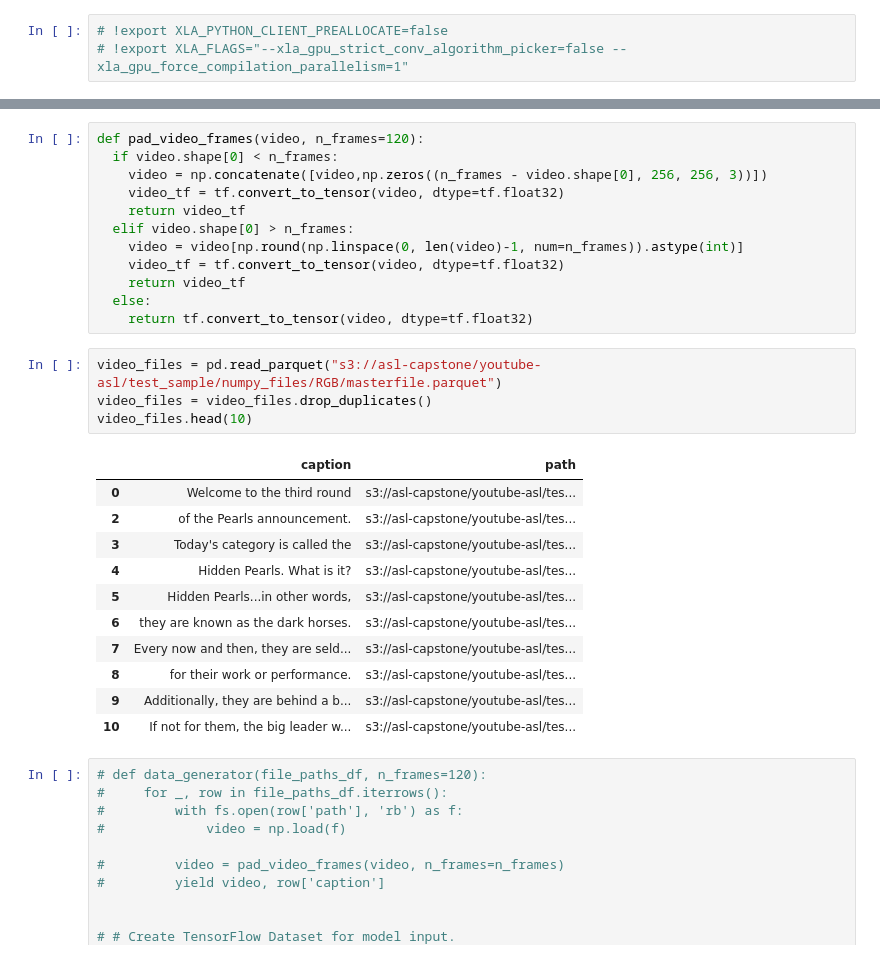
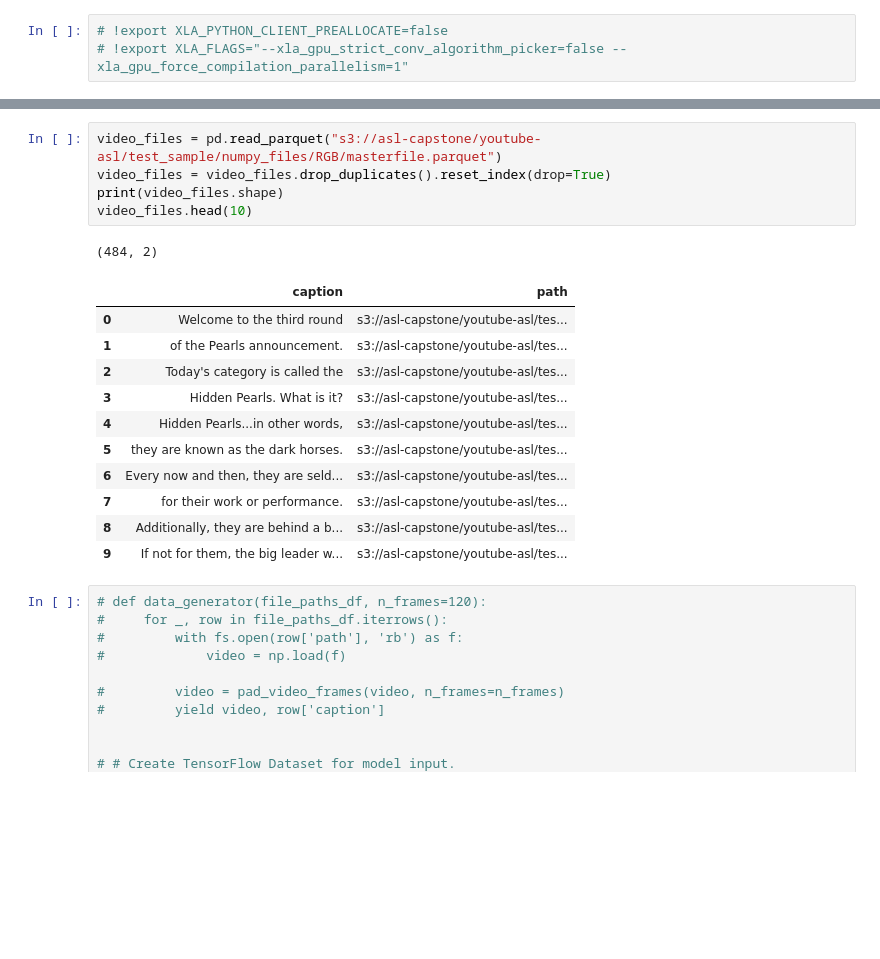
Before and after one commit to deanna-emery/ASL-Translator, a Jupyter notebook: modeling/movinet.ipynb, the cells around one changed output, grey strips where cells are left out. Cells and saved outputs as stored; diff of their text form; blank space fills up the shorter version.

```diff
--- a/modeling/movinet.ipynb
+++ b/modeling/movinet.ipynb
@@ -130,31 +112,21 @@ backbone = movinet.Movinet(
-# %%
-def pad_video_frames(video, n_frames=120):
-  if video.shape[0] < n_frames:
-    video = np.concatenate([video,np.zeros((n_frames - video.shape[0], 256, 256, 3))])
-    video_tf = tf.convert_to_tensor(video, dtype=tf.float32)
-    return video_tf
-  elif video.shape[0] > n_frames:
-    video = video[np.round(np.linspace(0, len(video)-1, num=n_frames)).astype(int)]
-    video_tf = tf.convert_to_tensor(video, dtype=tf.float32)
-    return video_tf
-  else:
-    return tf.convert_to_tensor(video, dtype=tf.float32)
 # %%
 video_files = pd.read_parquet("s3://asl-capstone/youtube-asl/test_sample/numpy_files/RGB/masterfile.parquet")
-video_files = video_files.drop_duplicates()
+video_files = video_files.drop_duplicates().reset_index(drop=True)
+print(video_files.shape)
 video_files.head(10)
 # %% [output]
+(484, 2)
 |  | caption | path |
 | 0 | Welcome to the third round | s3://asl-capstone/youtube-asl/tes... |
-| 2 | of the Pearls announcement. | s3://asl-capstone/youtube-asl/tes... |
-| 3 | Today's category is called the | s3://asl-capstone/youtube-asl/tes... |
-| 4 | Hidden Pearls. What is it? | s3://asl-capstone/youtube-asl/tes... |
-| 5 | Hidden Pearls...in other words, | s3://asl-capstone/youtube-asl/tes... |
-| 6 | they are known as the dark horses. | s3://asl-capstone/youtube-asl/tes... |
-| 7 | Every now and then, they are seld... | s3://asl-capstone/youtube-asl/tes... |
-| 8 | for their work or performance. | s3://asl-capstone/youtube-asl/tes... |
-| 9 | Additionally, they are behind a b... | s3://asl-capstone/youtube-asl/tes... |
-| 10 | If not for them, the big leader w... | s3://asl-capstone/youtube-asl/tes... |
+| 1 | of the Pearls announcement. | s3://asl-capstone/youtube-asl/tes... |
+| 2 | Today's category is called the | s3://asl-capstone/youtube-asl/tes... |
+| 3 | Hidden Pearls. What is it? | s3://asl-capstone/youtube-asl/tes... |
+| 4 | Hidden Pearls...in other words, | s3://asl-capstone/youtube-asl/tes... |
+| 5 | they are known as the dark horses. | s3://asl-capstone/youtube-asl/tes... |
+| 6 | Every now and then, they are seld... | s3://asl-capstone/youtube-asl/tes... |
+| 7 | for their work or performance. | s3://asl-capstone/youtube-asl/tes... |
+| 8 | Additionally, they are behind a b... | s3://asl-capstone/youtube-asl/tes... |
+| 9 | If not for them, the big leader w... | s3://asl-capstone/youtube-asl/tes... |
 # %%
 # def data_generator(file_paths_df, n_frames=120):
 #     for _, row in file_paths_df.iterrows():
```
Also changed, not shown: parts of 23 cells of this notebook, 1 other file.
